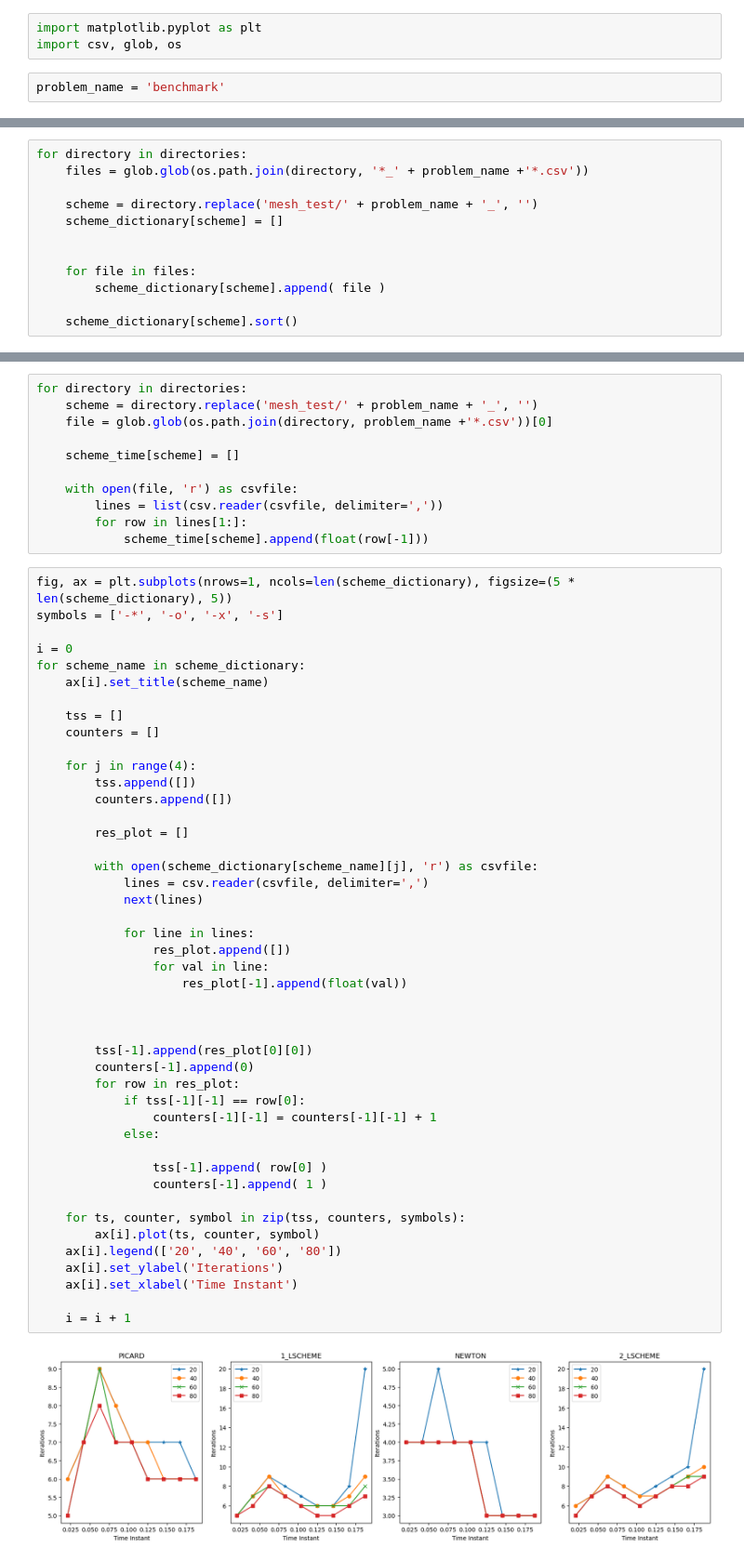
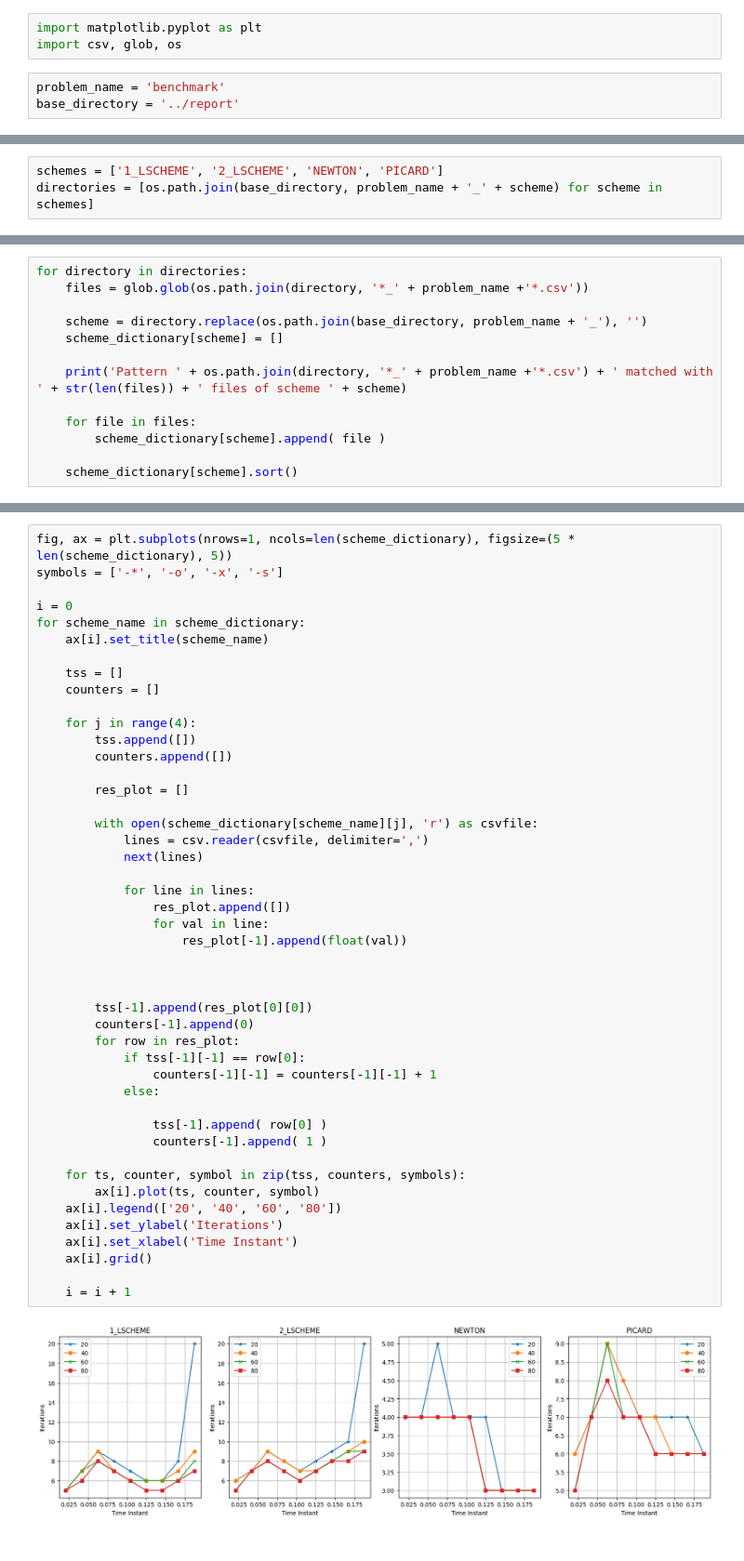
Before and after one commit to compgeo-mox/richards, a Jupyter notebook: plotters/mesh_comparison.ipynb, the cells around one changed output, grey strips where cells are left out. Shown at 93% size. Cells and saved outputs as stored; diff of their text form.

```diff
--- a/plotters/mesh_comparison.ipynb
+++ b/plotters/mesh_comparison.ipynb
@@ -3,3 +3,4 @@ import matplotlib.pyplot as plt
 import csv, glob, os
 # %%
 problem_name = 'benchmark'
+base_directory = '../report'
@@ -10,0 +7,3 @@ scheme_time = {}
+# %%
+schemes = ['1_LSCHEME', '2_LSCHEME', 'NEWTON', 'PICARD']
+directories = [os.path.join(base_directory, problem_name + '_' + scheme) for scheme in schemes]
@@ -12,9 +15,10 @@ scheme_time = {}
 for directory in directories:
     files = glob.glob(os.path.join(directory, '*_' + problem_name +'*.csv'))
 
-    scheme = directory.replace('mesh_test/' + problem_name + '_', '')
+    scheme = directory.replace(os.path.join(base_directory, problem_name + '_'), '')
     scheme_dictionary[scheme] = []
 
+    print('Pattern ' + os.path.join(directory, '*_' + problem_name +'*.csv') + ' matched with ' + str(len(files)) + ' files of scheme ' + scheme)
 
     for file in files:
         scheme_dictionary[scheme].append( file )
@@ -31,14 +60,3 @@ for scheme in scheme_dictionary:
-# %%
-for directory in directories:
-    scheme = directory.replace('mesh_test/' + problem_name + '_', '')
-    file = glob.glob(os.path.join(directory, problem_name +'*.csv'))[0]
-
-    scheme_time[scheme] = []
-
-    with open(file, 'r') as csvfile:
-        lines = list(csv.reader(csvfile, delimiter=','))
-        for row in lines[1:]:
-            scheme_time[scheme].append(float(row[-1]))
 # %%
 fig, ax = plt.subplots(nrows=1, ncols=len(scheme_dictionary), figsize=(5 * len(scheme_dictionary), 5))
 symbols = ['-*', '-o', '-x', '-s']
@@ -58,31 +76,32 @@ for scheme_name in scheme_dictionary:
 
         with open(scheme_dictionary[scheme_name][j], 'r') as csvfile:
             lines = csv.reader(csvfile, delimiter=',')
             next(lines)
 
             for line in lines:
                 res_plot.append([])
                 for val in line:
                     res_plot[-1].append(float(val))
 
 
 
         tss[-1].append(res_plot[0][0])
         counters[-1].append(0)
         for row in res_plot:
             if tss[-1][-1] == row[0]:
                 counters[-1][-1] = counters[-1][-1] + 1
             else:
 
                 tss[-1].append( row[0] )
                 counters[-1].append( 1 )
 
     for ts, counter, symbol in zip(tss, counters, symbols):
         ax[i].plot(ts, counter, symbol)
     ax[i].legend(['20', '40', '60', '80'])
     ax[i].set_ylabel('Iterations')
     ax[i].set_xlabel('Time Instant')
+    ax[i].grid()
 
     i = i + 1
 # %% [output]
-[figure, old version]
+[figure, new version]
```
Also changed, not shown: parts of 4 cells of this notebook, 2 other files.
